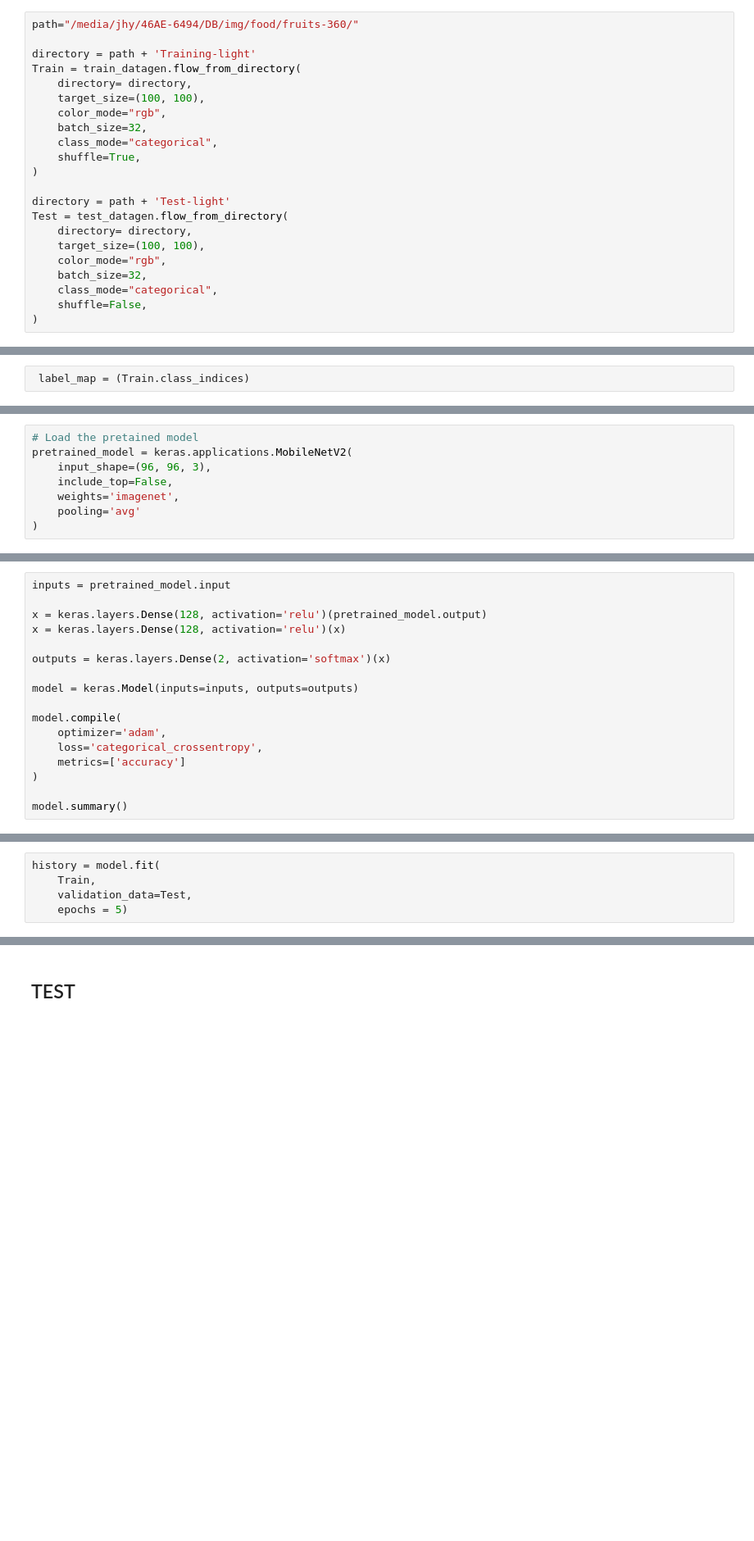
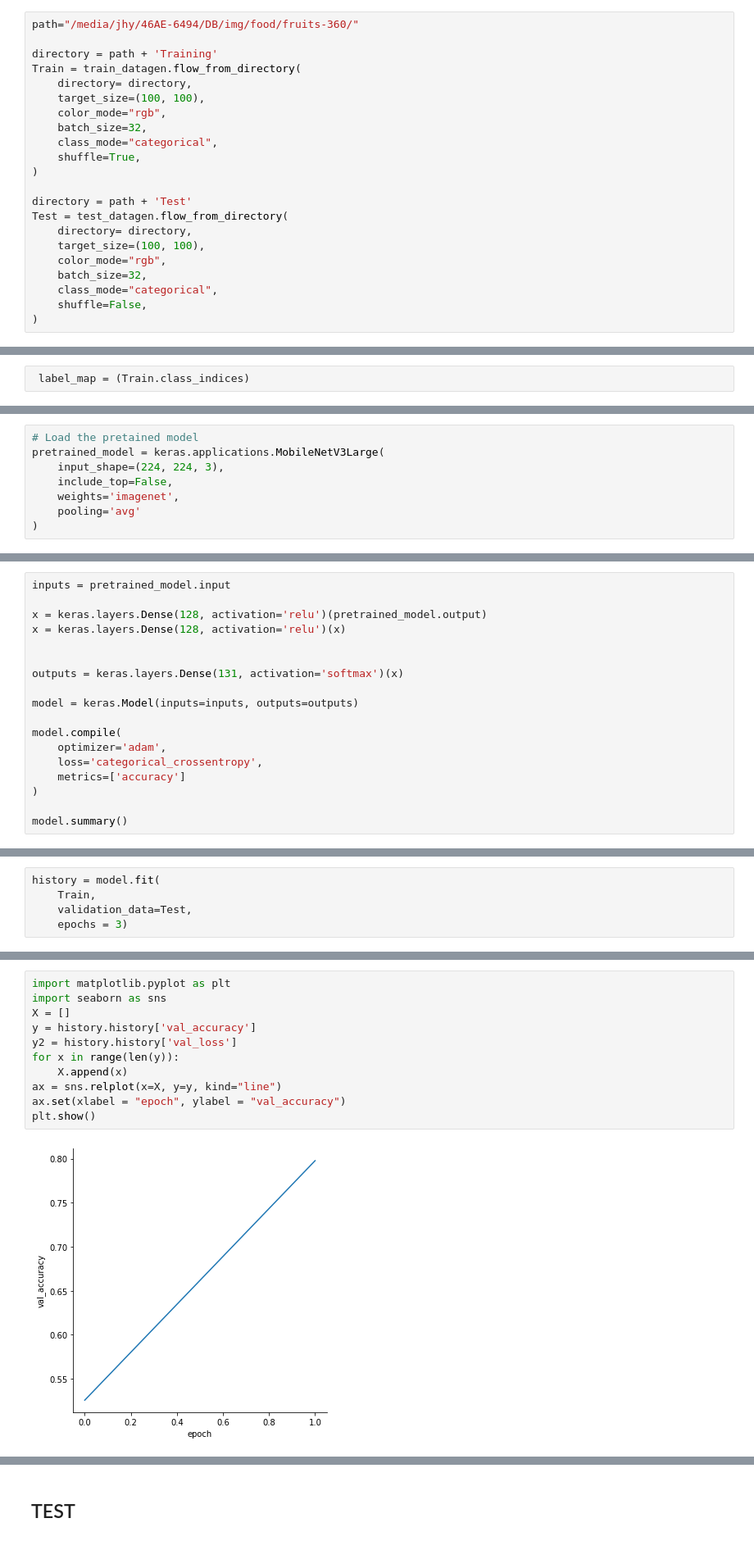
Before and after one commit to Jhy-Red/Foodies, a Jupyter notebook: MODEL DENSE 131 flow from directory..ipynb, the cells around one changed output, grey strips where cells are left out. Shown at 82% size. Saved outputs shown, nothing was run; the diff lists cells and outputs as text; blank space fills up the shorter version.

```diff
--- a/MODEL DENSE 131 flow from directory..ipynb
+++ b/MODEL DENSE 131 flow from directory..ipynb
@@ -20,7 +19,7 @@ test_datagen = ImageDataGenerator(
 # %%
 path="/media/jhy/46AE-6494/DB/img/food/fruits-360/"
 
-directory = path + 'Training-light'
+directory = path + 'Training'
 Train = train_datagen.flow_from_directory(
     directory= directory,
     target_size=(100, 100),
@@ -30,7 +29,7 @@ Train = train_datagen.flow_from_directory(
     shuffle=True,
 )
 
-directory = path + 'Test-light'
+directory = path + 'Test'
 Test = test_datagen.flow_from_directory(
     directory= directory,
     target_size=(100, 100),
@@ -51,7 +50,7 @@ print(label_map)
 # %%
 # Load the pretained model
-pretrained_model = keras.applications.MobileNetV2(
-    input_shape=(96, 96, 3),
+pretrained_model = keras.applications.MobileNetV3Large(
+    input_shape=(224, 224, 3),
     include_top=False,
     weights='imagenet',
     pooling='avg'
@@ -65,7 +61,8 @@ inputs = pretrained_model.input
 x = keras.layers.Dense(128, activation='relu')(pretrained_model.output)
 x = keras.layers.Dense(128, activation='relu')(x)
 
-outputs = keras.layers.Dense(2, activation='softmax')(x)
+
+outputs = keras.layers.Dense(131, activation='softmax')(x)
 
 model = keras.Model(inputs=inputs, outputs=outputs)
 
@@ -98,5 +95,5 @@ ________________________________________________________________________________
 history = model.fit(
     Train,
     validation_data=Test,
-    epochs = 5)
+    epochs = 3)
 # %% [output]
@@ -112,0 +110,13 @@ Epoch 5/5
+# %%
+import matplotlib.pyplot as plt
+import seaborn as sns
+X = []
+y = history.history['val_accuracy']
+y2 = history.history['val_loss']
+for x in range(len(y)):
+    X.append(x)
+ax = sns.relplot(x=X, y=y, kind="line")
+ax.set(xlabel = "epoch", ylabel = "val_accuracy")
+plt.show()
+# %% [output]
+[figure, added]
```
Also changed, not shown: parts of 21 cells of this notebook, 25 other files.
